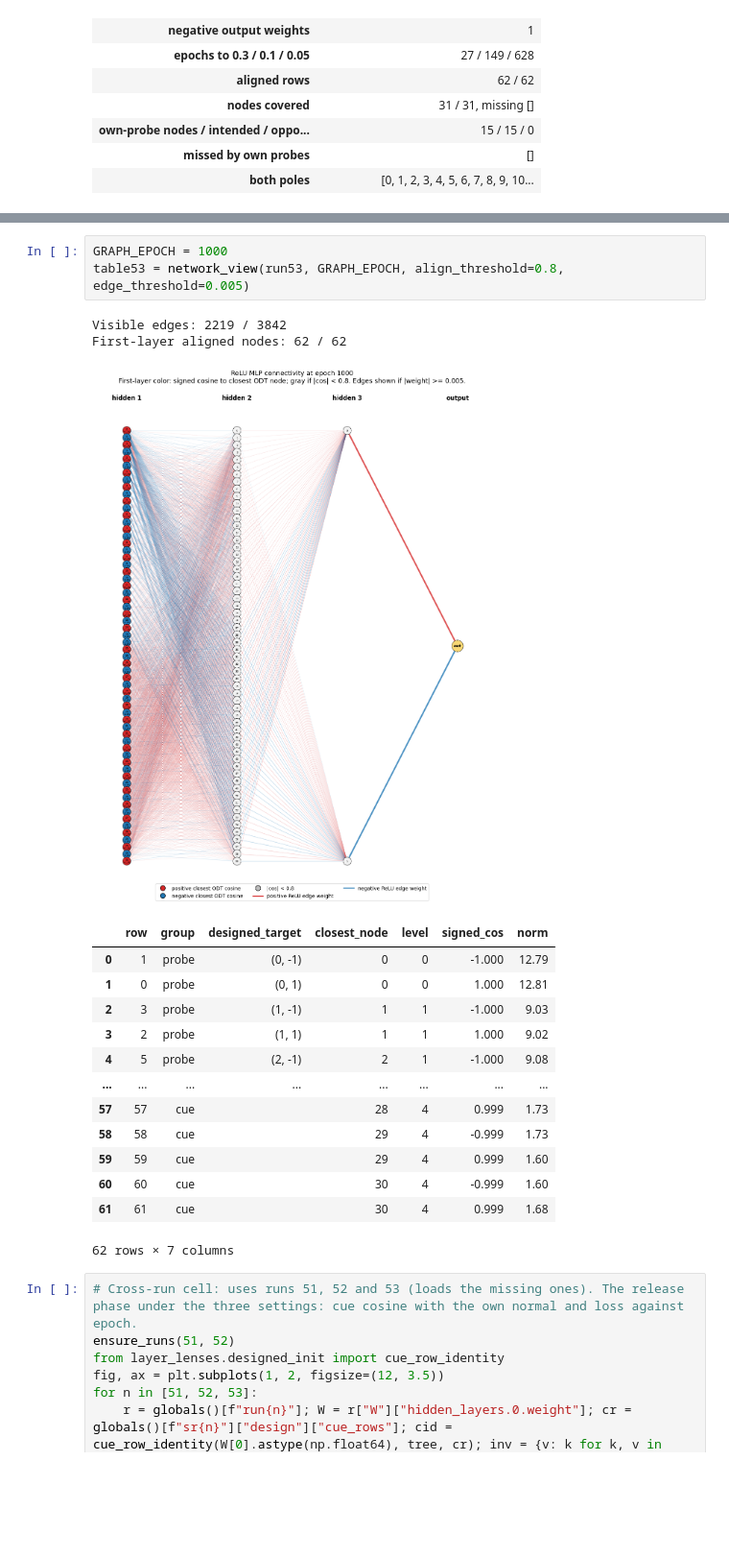
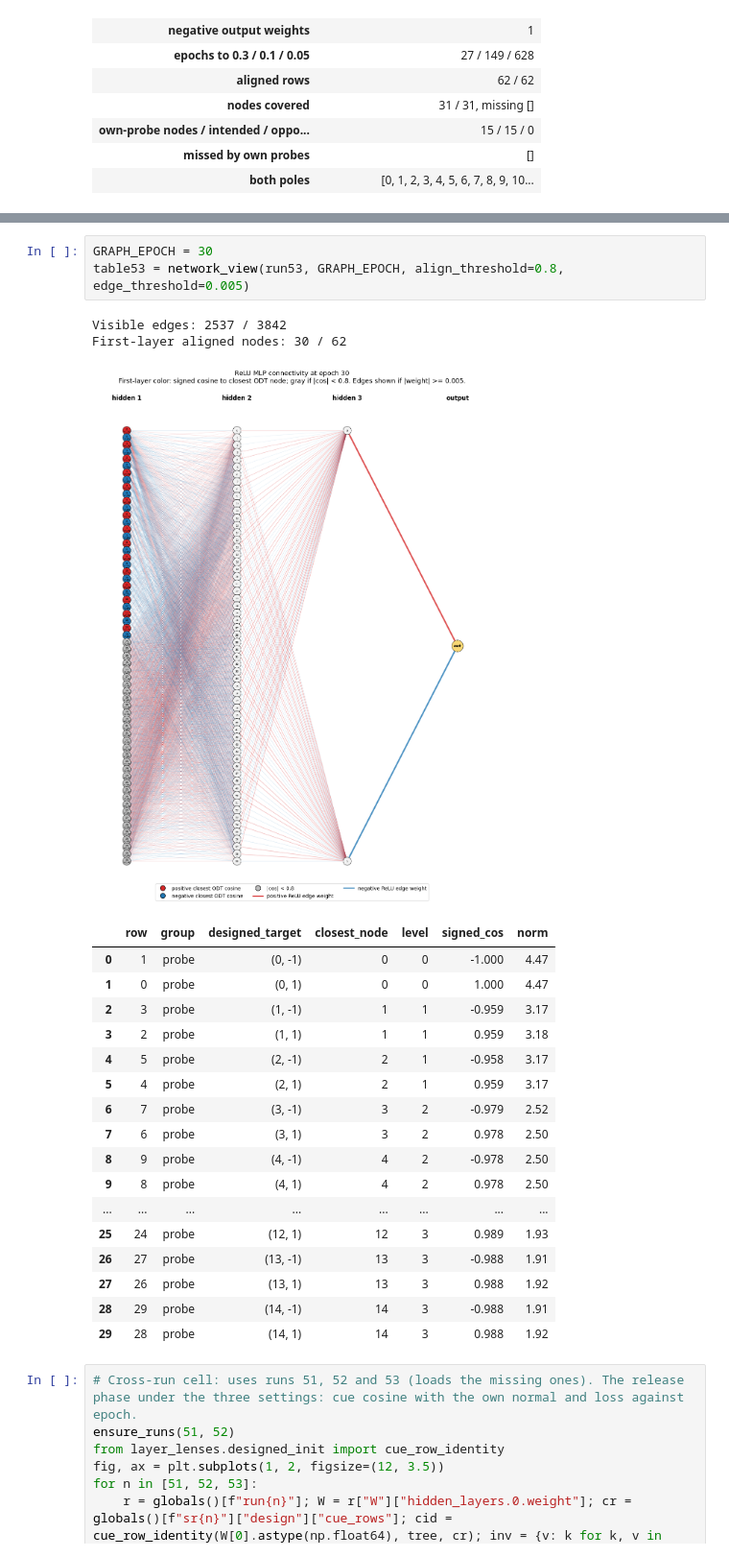
Before and after one commit to HarishGP/layer-lenses, a Jupyter notebook: notebooks/hierarchy_design_runs_2.ipynb, the cells around one changed output, grey strips where cells are left out. Shown at 96% size. Cells and saved outputs as stored; diff of their text form; blank space fills up the shorter version.

```diff
--- a/notebooks/hierarchy_design_runs_2.ipynb
+++ b/notebooks/hierarchy_design_runs_2.ipynb
@@ -433,23 +434,27 @@ series53 = trajectory_plots(run53, NEURON_IDS, node_ids=None, end_epoch=int(run5
 # %%
-GRAPH_EPOCH = 1000
+GRAPH_EPOCH = 30
 table53 = network_view(run53, GRAPH_EPOCH, align_threshold=0.8, edge_threshold=0.005)
 # %% [output]
-Visible edges: 2219 / 3842
-First-layer aligned nodes: 62 / 62
+Visible edges: 2537 / 3842
+First-layer aligned nodes: 30 / 62
-[figure, old version]
+[figure, new version]
 |  | row | group | designed_target | closest_node | level | signed_cos | norm |
-| 0 | 1 | probe | (0, -1) | 0 | 0 | -1.000 | 12.79 |
-| 1 | 0 | probe | (0, 1) | 0 | 0 | 1.000 | 12.81 |
-| 2 | 3 | probe | (1, -1) | 1 | 1 | -1.000 | 9.03 |
-| 3 | 2 | probe | (1, 1) | 1 | 1 | 1.000 | 9.02 |
-| 4 | 5 | probe | (2, -1) | 2 | 1 | -1.000 | 9.08 |
+| 0 | 1 | probe | (0, -1) | 0 | 0 | -1.000 | 4.47 |
+| 1 | 0 | probe | (0, 1) | 0 | 0 | 1.000 | 4.47 |
+| 2 | 3 | probe | (1, -1) | 1 | 1 | -0.959 | 3.17 |
+| 3 | 2 | probe | (1, 1) | 1 | 1 | 0.959 | 3.18 |
+| 4 | 5 | probe | (2, -1) | 2 | 1 | -0.958 | 3.17 |
+| 5 | 4 | probe | (2, 1) | 2 | 1 | 0.959 | 3.17 |
+| 6 | 7 | probe | (3, -1) | 3 | 2 | -0.979 | 2.52 |
+| 7 | 6 | probe | (3, 1) | 3 | 2 | 0.978 | 2.50 |
+| 8 | 9 | probe | (4, -1) | 4 | 2 | -0.978 | 2.50 |
+| 9 | 8 | probe | (4, 1) | 4 | 2 | 0.978 | 2.50 |
 | ... | ... | ... | ... | ... | ... | ... | ... |
-| 57 | 57 | cue |  | 28 | 4 | 0.999 | 1.73 |
-| 58 | 58 | cue |  | 29 | 4 | -0.999 | 1.73 |
-| 59 | 59 | cue |  | 29 | 4 | 0.999 | 1.60 |
-| 60 | 60 | cue |  | 30 | 4 | -0.999 | 1.60 |
-| 61 | 61 | cue |  | 30 | 4 | 0.999 | 1.68 |
+| 25 | 24 | probe | (12, 1) | 12 | 3 | 0.989 | 1.93 |
+| 26 | 27 | probe | (13, -1) | 13 | 3 | -0.988 | 1.91 |
+| 27 | 26 | probe | (13, 1) | 13 | 3 | 0.988 | 1.92 |
+| 28 | 29 | probe | (14, -1) | 14 | 3 | -0.988 | 1.91 |
+| 29 | 28 | probe | (14, 1) | 14 | 3 | 0.988 | 1.92 |
-62 rows × 7 columns
 # %%
 # Cross-run cell: uses runs 51, 52 and 53 (loads the missing ones). The release phase under the three settings: cue cosine with the own normal and loss against epoch.
 ensure_runs(51, 52)
```
Also changed, not shown: parts of 7 cells of this notebook, 10 other files.
